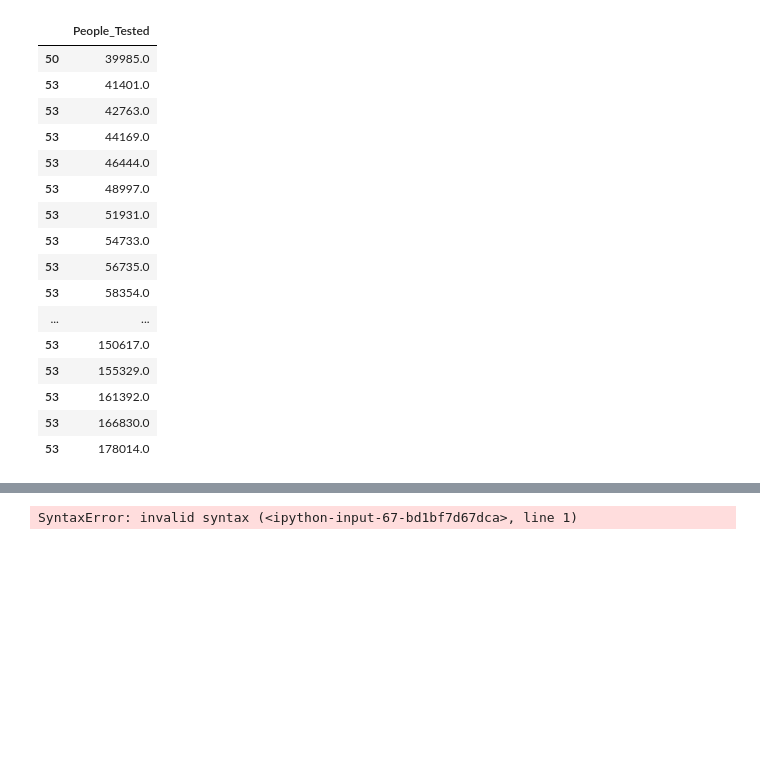
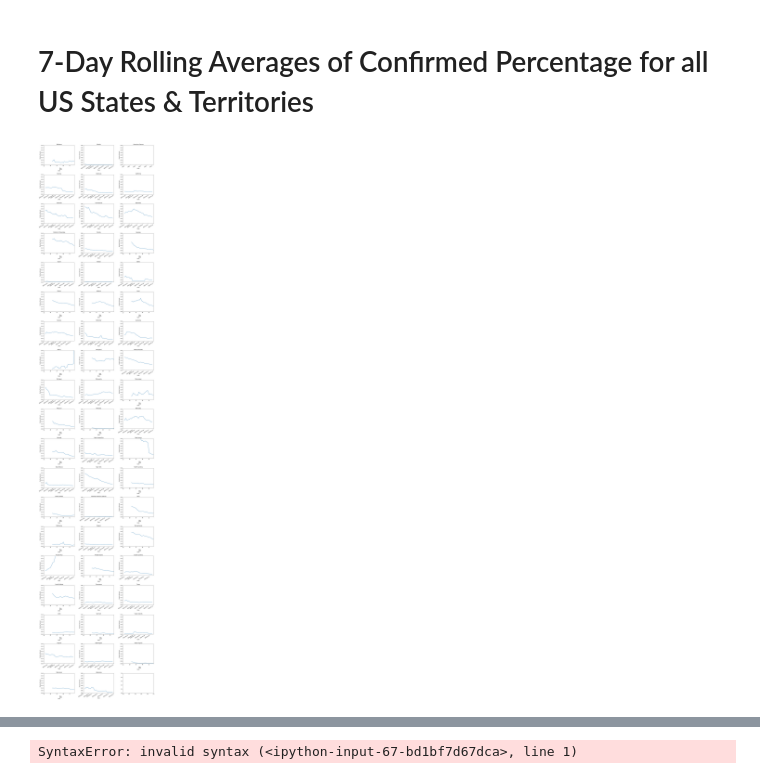
Before and after one commit to DavidMorton/jupyter-notebooks, a Jupyter notebook: COVID DataSet.ipynb, the cells around one changed output, grey strips where cells are left out. Saved outputs shown, nothing was run; the diff lists cells and outputs as text; code cells hidden in the pictures; blank space fills up the shorter version.

```diff
--- a/COVID DataSet.ipynb
+++ b/COVID DataSet.ipynb
@@ -153,20 +84,23 @@ for state in states:
-# %%
-original_series[original_series['Province_State'] == 'Virginia'][['People_Tested']]
-# %% [output]
-|  | People_Tested |
-| 50 | 39985.0 |
-| 53 | 41401.0 |
-| 53 | 42763.0 |
-| 53 | 44169.0 |
-| 53 | 46444.0 |
-| 53 | 48997.0 |
-| 53 | 51931.0 |
-| 53 | 54733.0 |
-| 53 | 56735.0 |
-| 53 | 58354.0 |
-| ... | ... |
-| 53 | 150617.0 |
-| 53 | 155329.0 |
-| 53 | 161392.0 |
-| 53 | 166830.0 |
-| 53 | 178014.0 |
+# %%
+states = np.sort(series['Province_State'].unique())
+
+fig, axes = plt.subplots(19, 3, figsize=(20, 19*6), gridspec_kw={'hspace': 0.5, 'wspace': 0.3})
+
+axesflat = axes.flatten()
+
+i = 0;
+
+printmd('# 7-Day Rolling Averages of Confirmed Percentage for all US States & Territories')
+for state in states:
+
+    statedata = series[series['Province_State'] == state].copy()
+
+    ax = axesflat[i]
+    i = i + 1
+
+    ax = statedata.plot.line(x='Date', y='Rolling', ylim=(0, .4), ax=ax, legend=False)
+    ax.set_ylabel('Positive Percent')
+    ax.set_title(state)
+# %% [output]
+# 7-Day Rolling Averages of Confirmed Percentage for all US States & Territories
+[figure, added]
```
Also changed, not shown: parts of 7 cells of this notebook.
